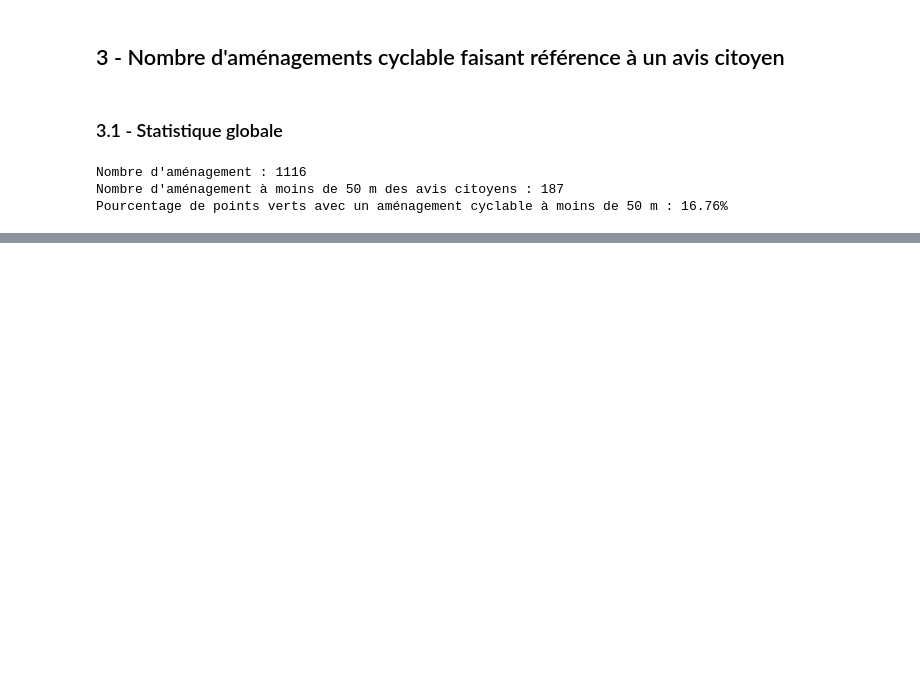
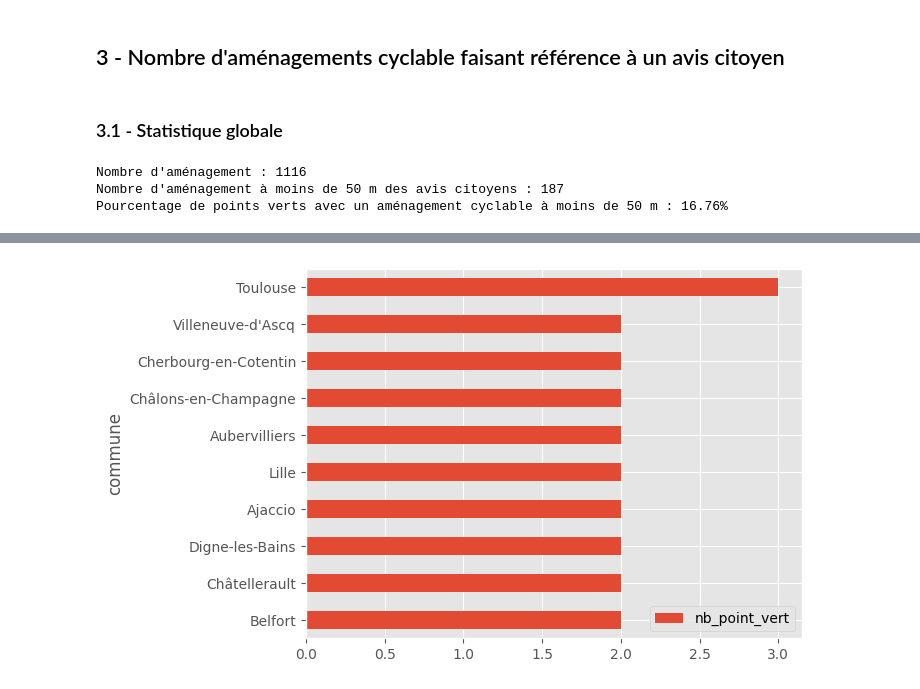
Before and after one commit to dataforgoodfr/offseason_fub, a Jupyter notebook: code/geodata-analysis/croisements_amenagements_cyclables.ipynb, the cells around one changed output, grey strips where cells are left out. Saved outputs shown, nothing was run; the diff lists cells and outputs as text; code cells hidden in the pictures; blank space fills up the shorter version.

```diff
--- a/code/geodata-analysis/croisements_amenagements_cyclables.ipynb
+++ b/code/geodata-analysis/croisements_amenagements_cyclables.ipynb
@@ -124,0 +160,5 @@ Pourcentage de points verts avec un aménagement cyclable à moins de 50 m : 16.
+# %%
+fma_ref_avis_communes = fma_ref_avis.reset_index()
+fma_ref_avis_communes = fma_ref_avis_communes[fma_ref_avis_communes['index_velo'].notnull()][["geometry", "id", "description_fma", "porteur", "dist_m"]]
+print(fma_ref_avis_communes.shape)
+fma_ref_avis_communes.head()
@@ -124,0 +173,5 @@ Pourcentage de points verts avec un aménagement cyclable à moins de 50 m : 16.
+# %%
+fma_ref_avis_communes = fma_ref_avis_communes.sjoin(communes, predicate="within", how="inner")
+fma_ref_avis_communes.drop(columns=["code", "index_right"], inplace=True)
+fma_ref_avis_communes = fma_ref_avis_communes.rename(columns={"nom": "commune"})
+fma_ref_avis_communes.head()
@@ -124,0 +185,11 @@ Pourcentage de points verts avec un aménagement cyclable à moins de 50 m : 16.
+# %%
+fma_communes = pd.pivot_table(
+    fma_ref_avis_communes,
+    index="commune",
+    values="id",
+    aggfunc="count"
+).sort_values("id").reset_index().sort_values(by="id", ascending=False)
+fma_communes.rename(columns={"id": "nb_point_vert"}, inplace=True)
+_ = fma_communes.set_index("commune").head(10).sort_values(by="nb_point_vert", ascending=True).plot(kind="barh")
+# %% [output]
+[figure, added]
```
Also changed, not shown: parts of 11 cells of this notebook.
